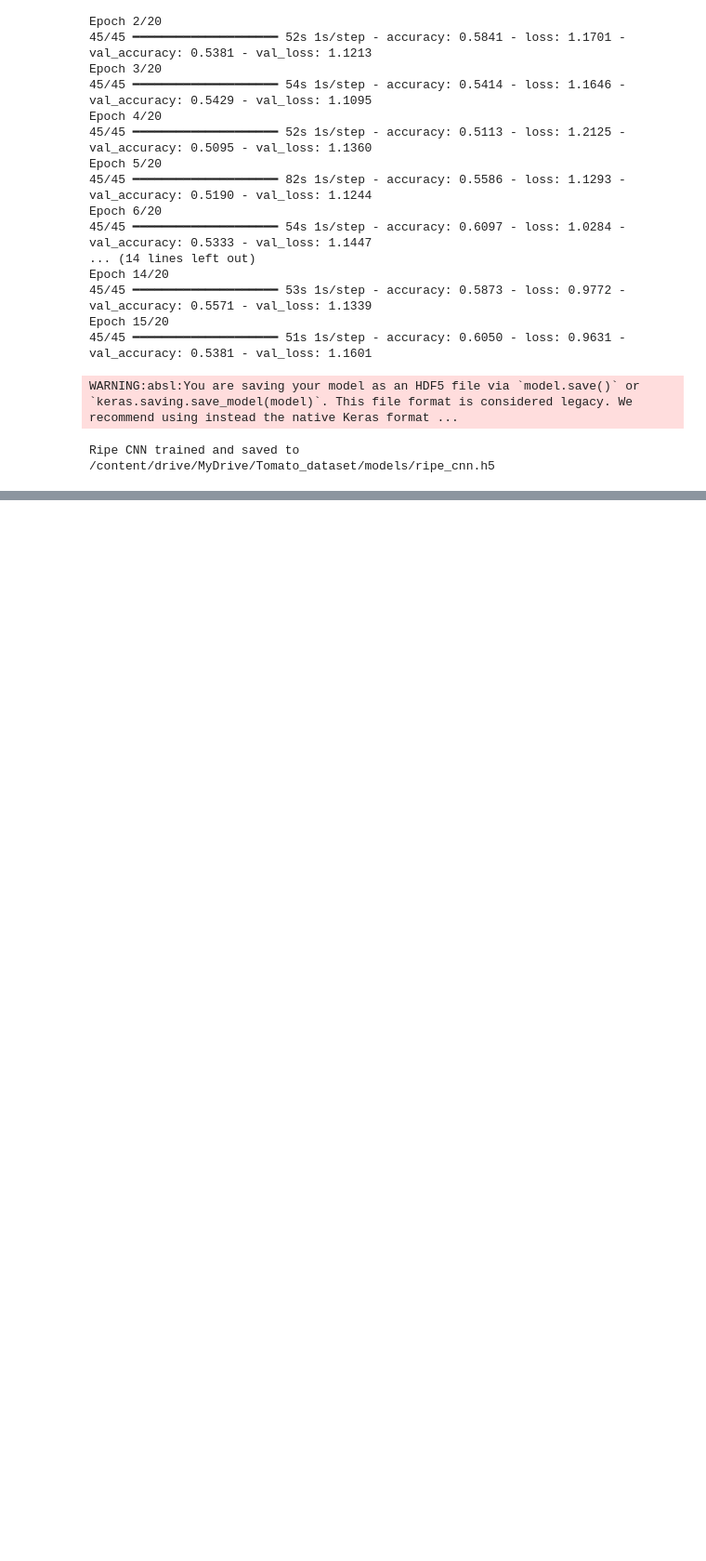
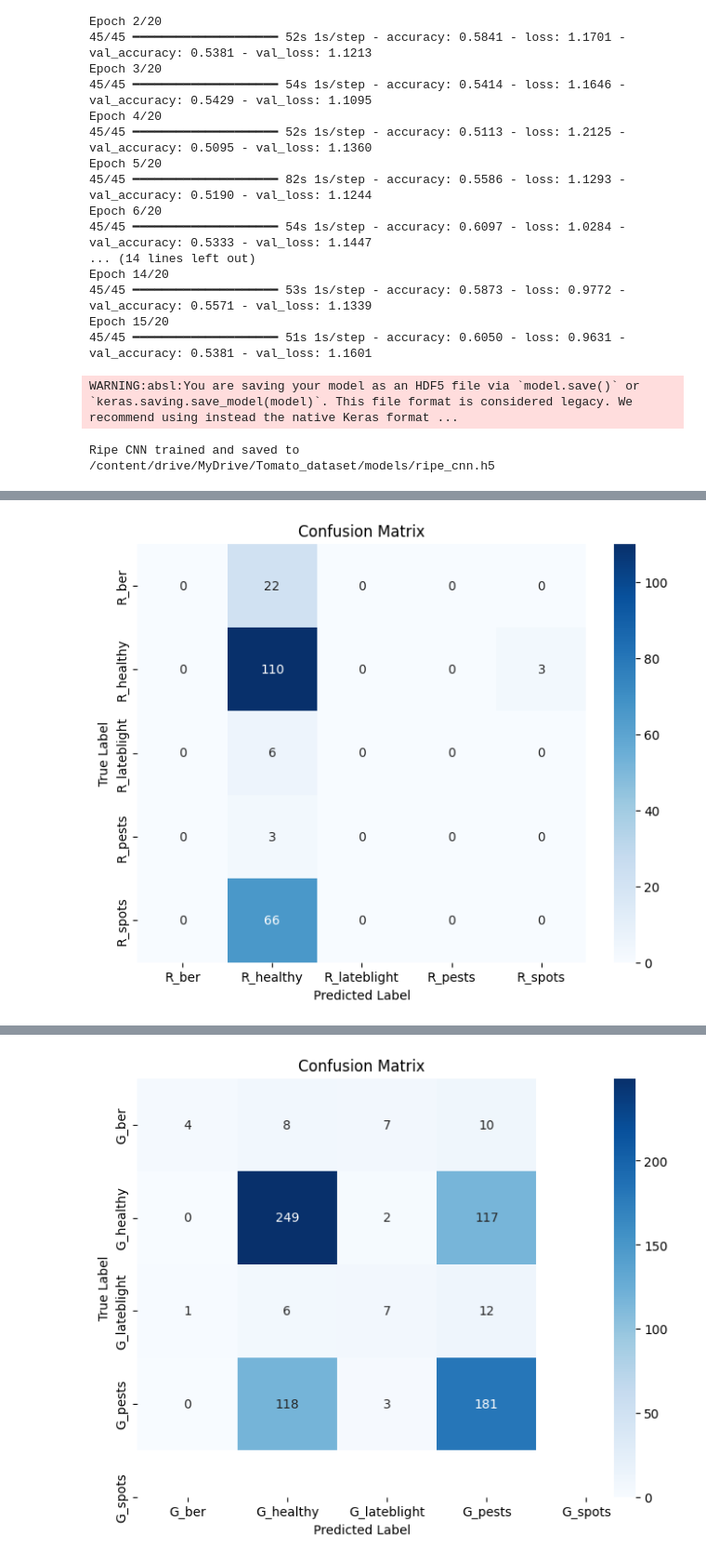
Before and after one commit to ChiriKamau/limaAI, a Jupyter notebook: notebooks/CNN_model.ipynb, the cells around one changed output, grey strips where cells are left out. Shown at 93% size. Drawn from its saved outputs; the diff is of its cells as text; code cells hidden in the pictures; blank space fills up the shorter version.

```diff
--- a/notebooks/CNN_model.ipynb
+++ b/notebooks/CNN_model.ipynb
@@ -152,0 +243,77 @@ green_model.save('/content/drive/MyDrive/Tomato_dataset/models/green_cnn.keras')
+# %%
+import tensorflow as tf
+from tensorflow.keras.preprocessing.image import ImageDataGenerator
+from sklearn.metrics import classification_report, confusion_matrix, f1_score, accuracy_score
+import numpy as np
+import seaborn as sns
+import matplotlib.pyplot as plt
+import os
+
+def evaluate_model(model_path, data_dir, img_size=(224, 224), batch_size=32):
+    print(f"\n🔹 Loading model from: {model_path}")
+    model = tf.keras.models.load_model(model_path, compile=False)
+
+    datagen = ImageDataGenerator(rescale=1./255)
+    val_gen = datagen.flow_from_directory(
+        data_dir,
+        target_size=img_size,
+        batch_size=batch_size,
+        class_mode='categorical',
+        shuffle=False
+    )
+
+    print(f"🔹 Evaluating {len(val_gen.filenames)} images...")
+    preds = model.predict(val_gen)
+    y_pred = np.argmax(preds, axis=1)
+    y_true = val_gen.classes
+
+    # Automatically detect available labels
+    class_labels = list(val_gen.class_indices.keys())
+    unique_true = np.unique(y_true)
+    unique_pred = np.unique(y_pred)
+    num_true_classes = len(unique_true)
+    num_pred_classes = preds.shape[1]
+
+    print(f"\n🧩 Detected {num_true_classes} true classes, {num_pred_classes} predicted classes.")
+
+    # Adjust class_labels length to match the actual prediction shape
+    if len(class_labels) != num_pred_classes:
+        print(f"⚠️ Adjusting label count from {len(class_labels)} → {num_pred_classes}")
+        class_labels = class_labels[:num_pred_classes]
+
+    # Metrics
+    acc = accuracy_score(y_true, y_pred)
+    f1 = f1_score(y_true, y_pred, average='weighted')
+
+    print(f"\n✅ Accuracy: {acc:.4f}")
+    print(f"✅ F1-score: {f1:.4f}\n")
+
+    print("📊 Classification Report:")
+    try:
+        print(classification_report(y_true, y_pred, target_names=class_labels, zero_division=0))
+    except ValueError:
+        print("⚠️ Warning: Adjusting label mismatch automatically.")
+        print(classification_report(y_true, y_pred, labels=unique_true, zero_division=0))
+
+    # Confusion matrix
+    cm = confusion_matrix(y_true, y_pred)
+    plt.figure(figsize=(8, 6))
+    sns.heatmap(cm, annot=True, fmt="d", cmap="Blues",
+                xticklabels=class_labels, yticklabels=class_labels)
+    plt.title("Confusion Matrix")
+    plt.ylabel("True Label")
+    plt.xlabel("Predicted Label")
+    plt.show()
+
+
+# 🔸 Evaluate your models
+evaluate_model(
+    model_path="/content/drive/MyDrive/Tomato_dataset/models/ripe_cnn.h5",
+    data_dir="/content/drive/MyDrive/Tomato_dataset/cnn_crops/ripe/val"
+)
+
+evaluate_model(
+    model_path="/content/drive/MyDrive/Tomato_dataset/models/green_cnn.h5",
+    data_dir="/content/drive/MyDrive/Tomato_dataset/cnn_crops/green/val"
+)
+# %% [output]
@@ -152,0 +342 @@ green_model.save('/content/drive/MyDrive/Tomato_dataset/models/green_cnn.keras')
+[figure, added]
@@ -152,0 +366 @@ green_model.save('/content/drive/MyDrive/Tomato_dataset/models/green_cnn.keras')
+[figure, added]
```
Also changed, not shown: parts of 6 cells of this notebook.
